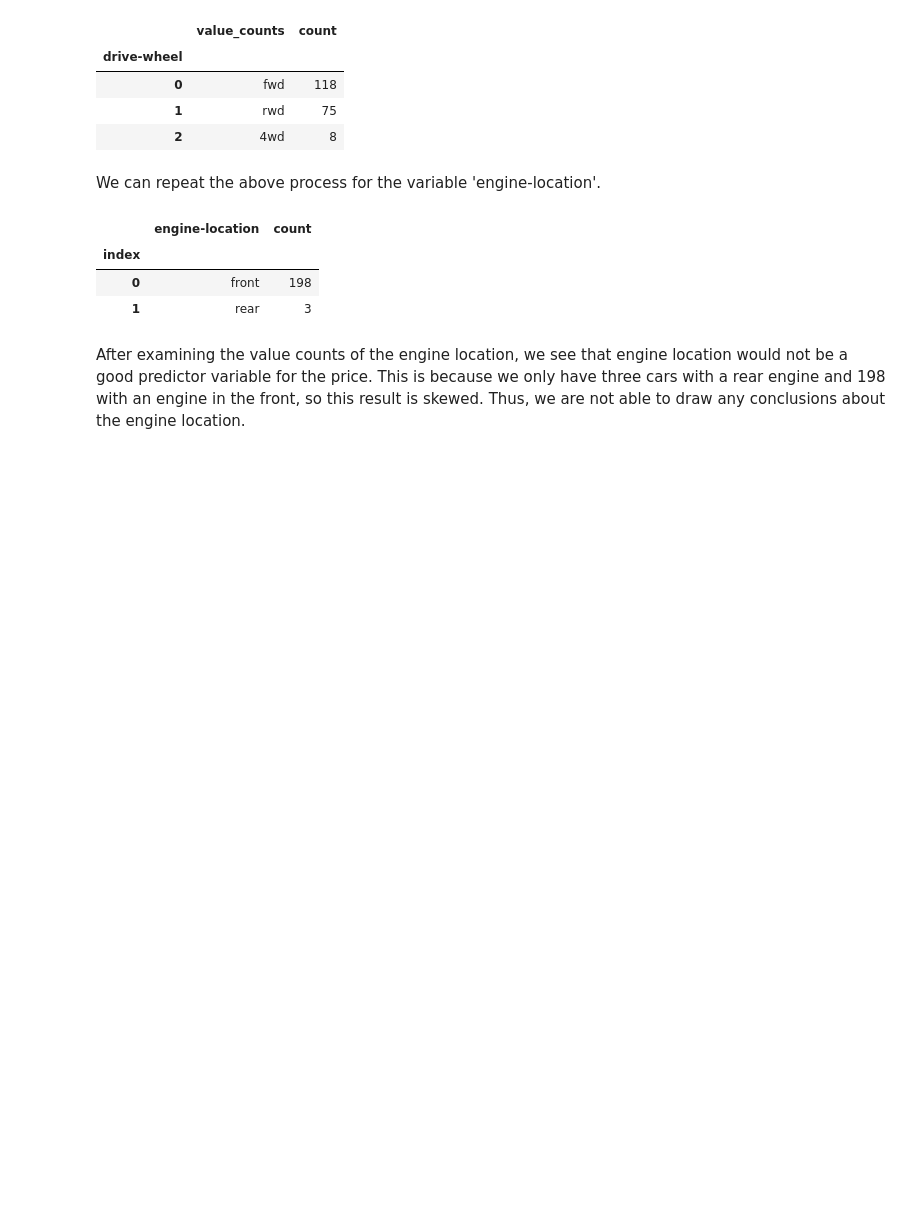
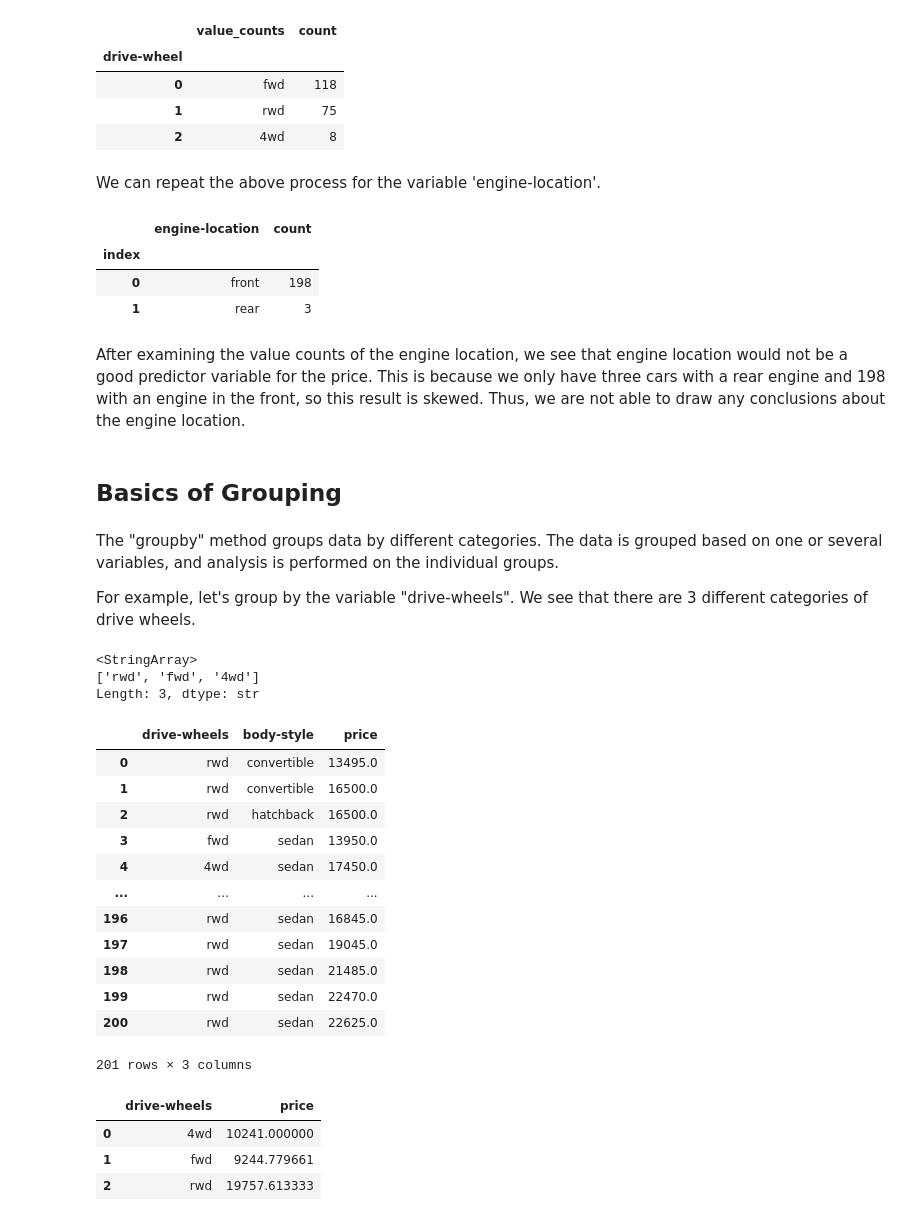
Before and after one commit to VishSeran/Data-Preprocessing-ML, a Jupyter notebook: UseCarPricing.ipynb, the cells around one changed output. Drawn from its saved outputs; the diff is of its cells as text; code cells hidden in the pictures; blank space fills up the shorter version.

```diff
--- a/UseCarPricing.ipynb
+++ b/UseCarPricing.ipynb
@@ -264,3 +264,41 @@ engine_location_counts
 | 1 | rear | 3 |
 # %% [markdown]
 <p>After examining the value counts of the engine location, we see that engine location would not be a good predictor variable for the price. This is because we only have three cars with a rear engine and 198 with an engine in the front, so this result is skewed. Thus, we are not able to draw any conclusions about the engine location.</p>
+# %% [markdown]
+## Basics of Grouping
+# %% [markdown]
+<p>The "groupby" method groups data by different categories. The data is grouped based on one or several variables, and analysis is performed on the individual groups.</p>
+
+<p>For example, let's group by the variable "drive-wheels". We see that there are 3 different categories of drive wheels.</p>
+# %%
+df['drive-wheels'].unique()
+# %% [output]
+<StringArray>
+['rwd', 'fwd', '4wd']
+Length: 3, dtype: str
+# %%
+df_group_one = df[['drive-wheels','body-style','price']]
+df_group_one
+# %% [output]
+|  | drive-wheels | body-style | price |
+| 0 | rwd | convertible | 13495.0 |
+| 1 | rwd | convertible | 16500.0 |
+| 2 | rwd | hatchback | 16500.0 |
+| 3 | fwd | sedan | 13950.0 |
+| 4 | 4wd | sedan | 17450.0 |
+| ... | ... | ... | ... |
+| 196 | rwd | sedan | 16845.0 |
+| 197 | rwd | sedan | 19045.0 |
+| 198 | rwd | sedan | 21485.0 |
+| 199 | rwd | sedan | 22470.0 |
+| 200 | rwd | sedan | 22625.0 |
+201 rows × 3 columns
+# %%
+# agg() means aggregate (apply a function to each group).
+df_group = df_group_one.groupby(df['drive-wheels'], as_index=False).agg({'price': 'mean'})
+df_group
+# %% [output]
+|  | drive-wheels | price |
+| 0 | 4wd | 10241.000000 |
+| 1 | fwd | 9244.779661 |
+| 2 | rwd | 19757.613333 |
```
Also changed, not shown: parts of 4 cells of this notebook.
